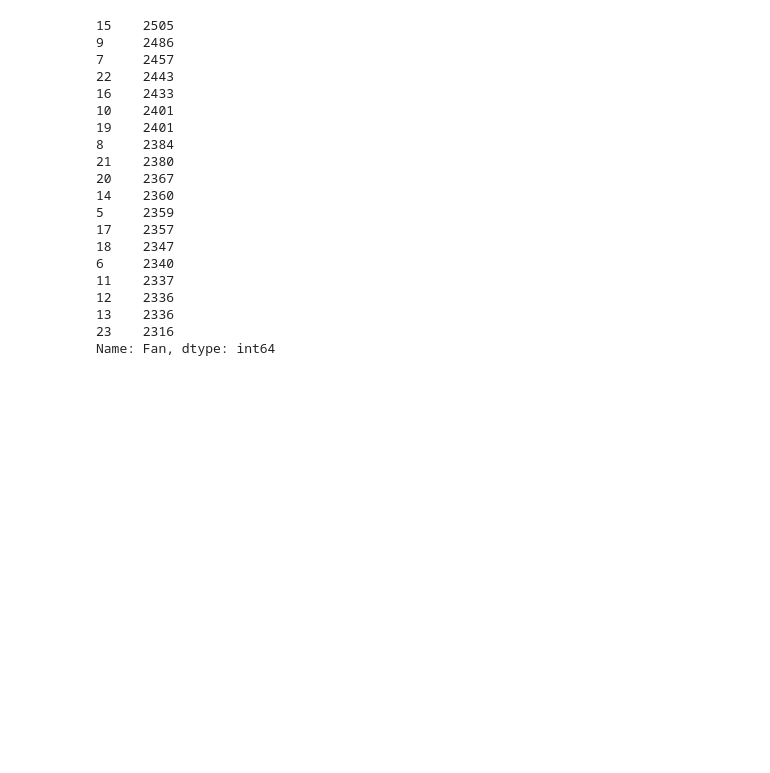
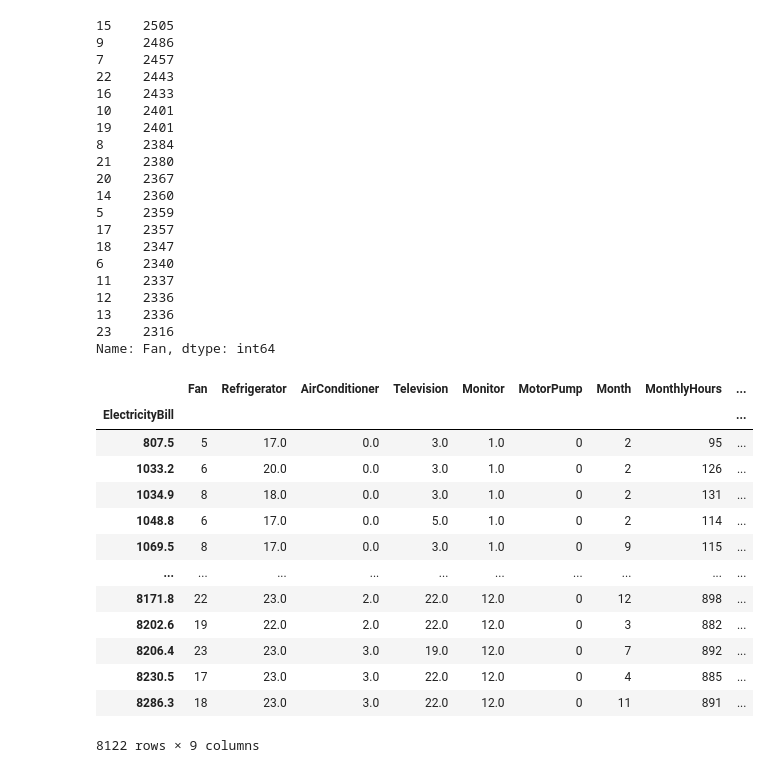
Before and after one commit to Aakash-mishra2/electricity-bill-by-devices-clustering, a Jupyter notebook: Electricity_bill_management.ipynb, the cells around one changed output. Drawn from its saved outputs; the diff is of its cells as text; code cells hidden in the pictures; blank space fills up the shorter version.

```diff
--- a/Electricity_bill_management.ipynb
+++ b/Electricity_bill_management.ipynb
@@ -172,3 +172,21 @@ electricity_df['Fan'].value_counts()
 13    2336
 23    2316
 Name: Fan, dtype: int64
+# %%
+elec_df_group = electricity_df.groupby(by='ElectricityBill').sum()
+elec_df_group
+# %% [output]
+|  | Fan | Refrigerator | AirConditioner | Television | Monitor | MotorPump | Month | MonthlyHours | ... |
+| ElectricityBill |  |  |  |  |  |  |  |  | ... |
+| 807.5 | 5 | 17.0 | 0.0 | 3.0 | 1.0 | 0 | 2 | 95 | ... |
+| 1033.2 | 6 | 20.0 | 0.0 | 3.0 | 1.0 | 0 | 2 | 126 | ... |
+| 1034.9 | 8 | 18.0 | 0.0 | 3.0 | 1.0 | 0 | 2 | 131 | ... |
+| 1048.8 | 6 | 17.0 | 0.0 | 5.0 | 1.0 | 0 | 2 | 114 | ... |
+| 1069.5 | 8 | 17.0 | 0.0 | 3.0 | 1.0 | 0 | 9 | 115 | ... |
+| ... | ... | ... | ... | ... | ... | ... | ... | ... | ... |
+| 8171.8 | 22 | 23.0 | 2.0 | 22.0 | 12.0 | 0 | 12 | 898 | ... |
+| 8202.6 | 19 | 22.0 | 2.0 | 22.0 | 12.0 | 0 | 3 | 882 | ... |
+| 8206.4 | 23 | 23.0 | 3.0 | 19.0 | 12.0 | 0 | 7 | 892 | ... |
+| 8230.5 | 17 | 23.0 | 3.0 | 22.0 | 12.0 | 0 | 4 | 885 | ... |
+| 8286.3 | 18 | 23.0 | 3.0 | 22.0 | 12.0 | 0 | 11 | 891 | ... |
+8122 rows × 9 columns
```
Also changed, not shown: parts of 13 cells of this notebook.
